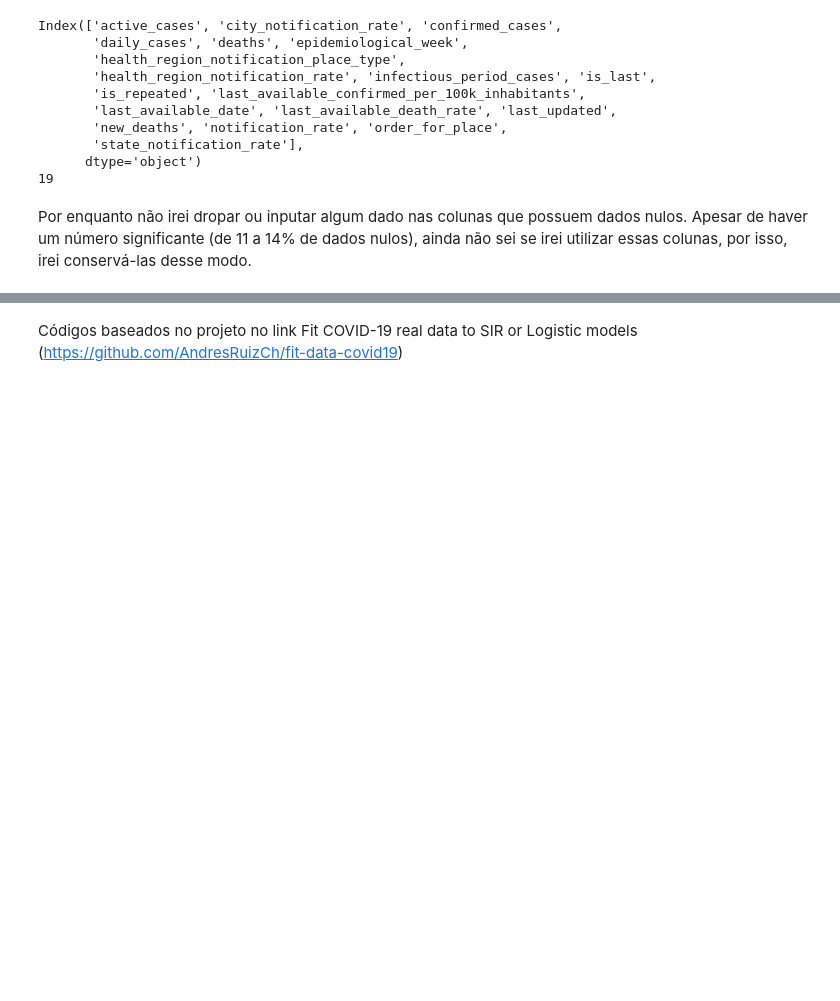
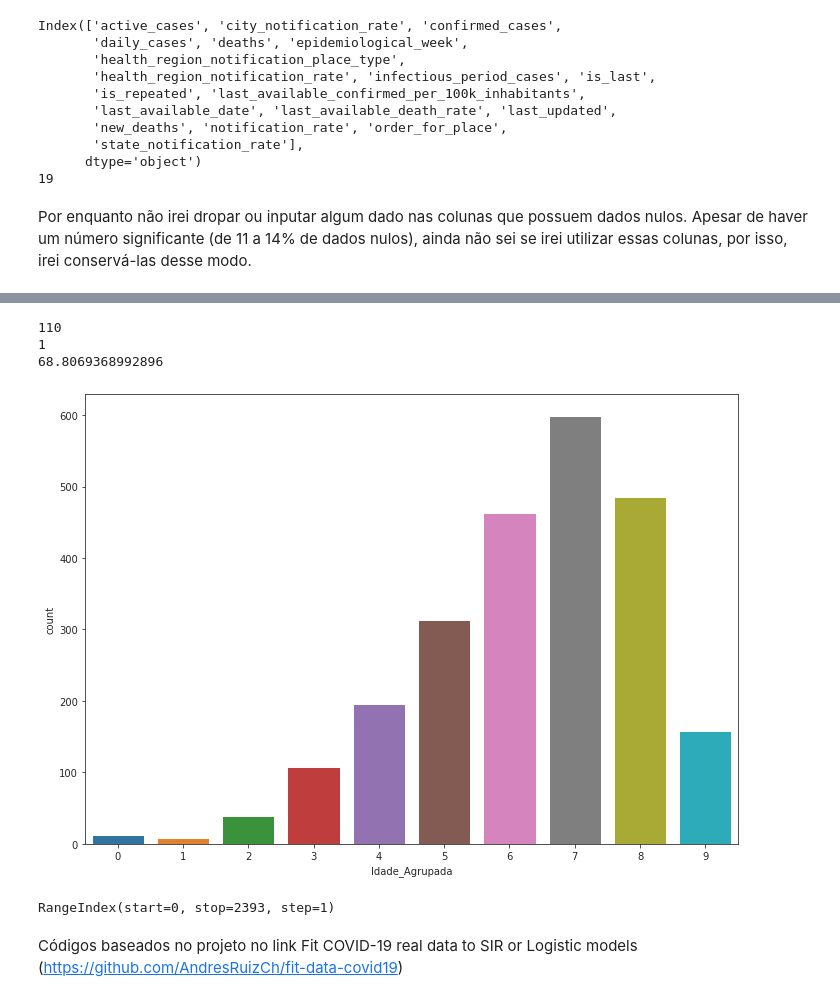
Before and after one commit to ruancastro/Dashboard_Analise_COVID19_JP_PB, a Jupyter notebook: main.ipynb, the cells around one changed output, grey strips where cells are left out. Cells and saved outputs as stored; diff of their text form; code cells hidden in the pictures; blank space fills up the shorter version.

```diff
--- a/main.ipynb
+++ b/main.ipynb
@@ -275,3 +238,31 @@ population_Jp = 809015.0
+# %%
+print(df_death.nova_idade.max())
+print(df_death.nova_idade.min())
+print(df_death.nova_idade.mean())
+# print(df_death['Doenças preexistentes'].nunique())
+# df_death.astype(int)
+# %% [output]
+110
+1
+68.8069368992896
+# %%
+df_death['Idade_Agrupada'] = pd.cut(df_death['nova_idade'], bins=[0, 10, 20, 30, 40, 50, 60, 70,80,90,100], labels=range(10)).ravel()
+# %%
+sns.set_style('ticks')
+fig, ax = plt.subplots()
+fig.set_size_inches(11.7, 8.27)
+sns.countplot(x='Idade_Agrupada', data=df_death);
+
+# 0 : 0 - 10
+# 1 : 10 - 20
+# ...
+# %% [output]
+[figure, added]
+# %%
+df_death['Doenças preexistentes'].value_counts()
+df_death.index
+# %% [output]
+RangeIndex(start=0, stop=2393, step=1)
 # %% [markdown]
 Códigos baseados no projeto no link Fit COVID-19 real data to SIR or Logistic models (https://github.com/AndresRuizCh/fit-data-covid19)
 # %%
```
Also changed, not shown: parts of 16 cells of this notebook, 2 other files.
